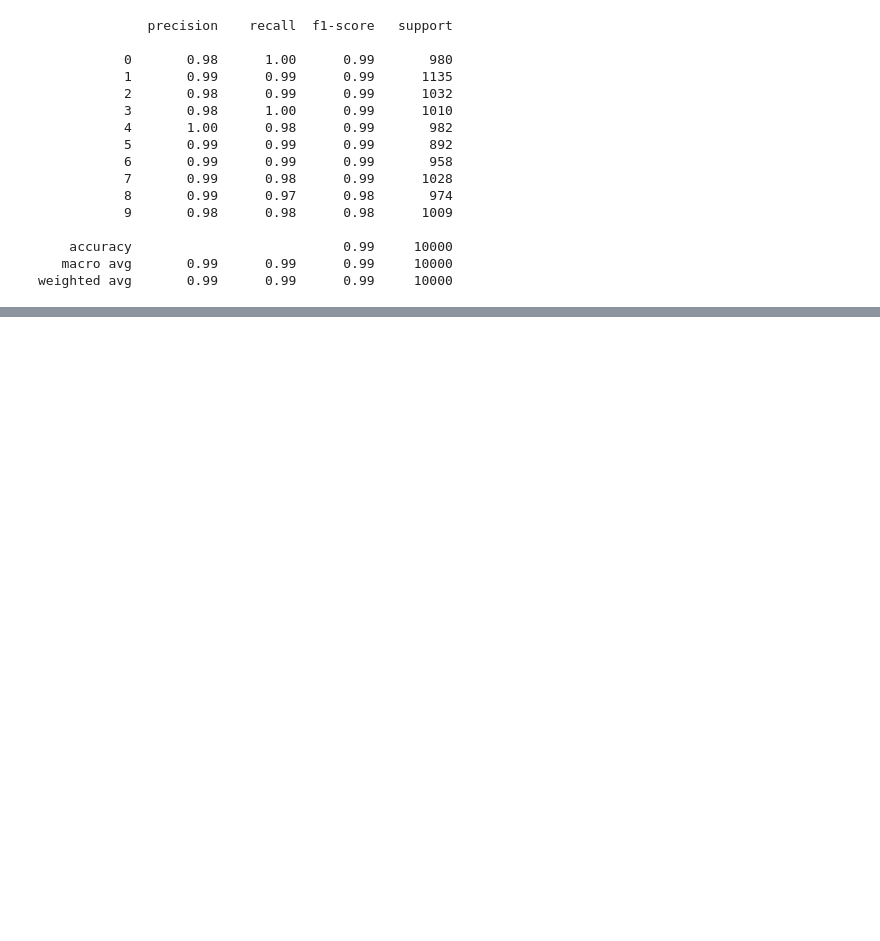
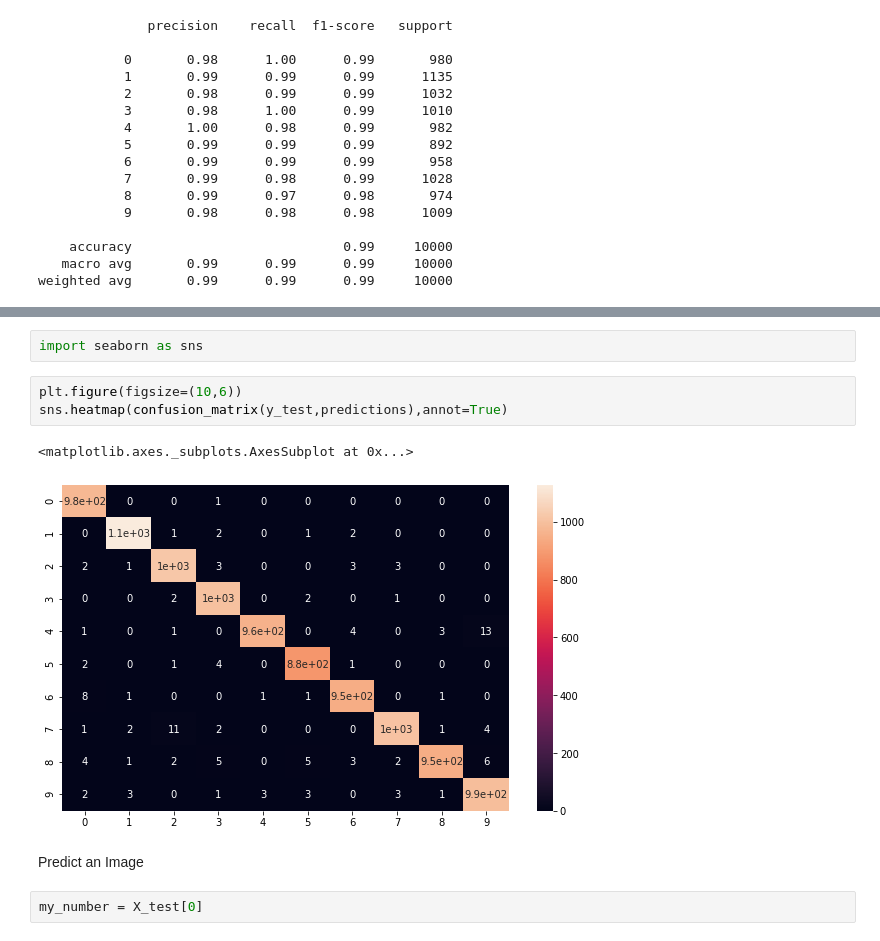
Before and after one commit to Vsanku01/Deep-Learning-Tuts, a Jupyter notebook: MNIST_CNN.ipynb, the cells around one changed output, grey strips where cells are left out. Saved outputs shown, nothing was run; the diff lists cells and outputs as text; blank space fills up the shorter version.

```diff
--- a/MNIST_CNN.ipynb
+++ b/MNIST_CNN.ipynb
@@ -221,0 +235,12 @@ weighted avg       0.99      0.99      0.99     10000
+# %%
+import seaborn as sns
+# %%
+plt.figure(figsize=(10,6))
+sns.heatmap(confusion_matrix(y_test,predictions),annot=True)
+# %% [output]
+<matplotlib.axes._subplots.AxesSubplot at 0x...>
+[figure, added]
+# %% [markdown]
+Predict an Image
+# %%
+my_number = X_test[0]
```
Also changed, not shown: parts of 3 cells of this notebook.
